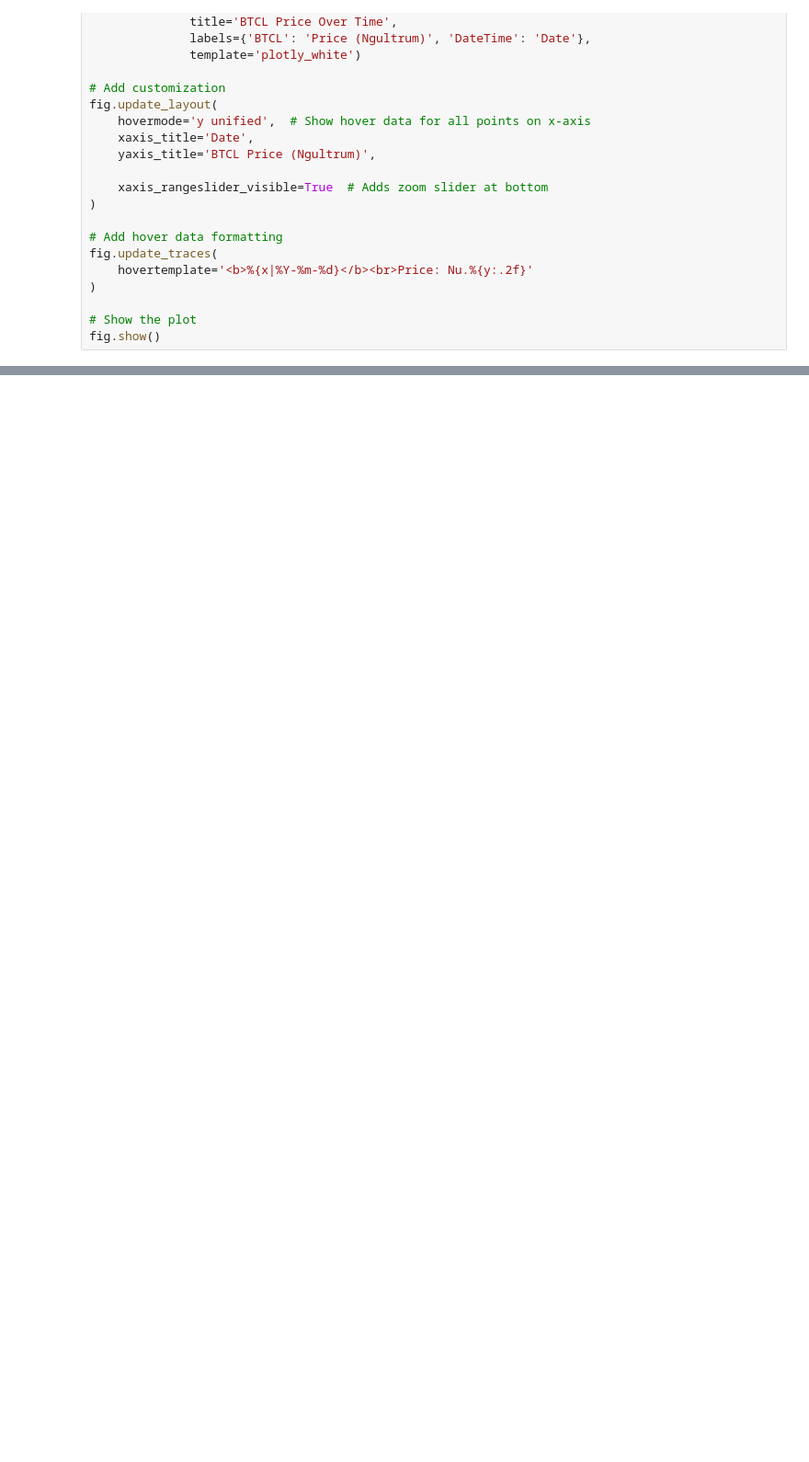
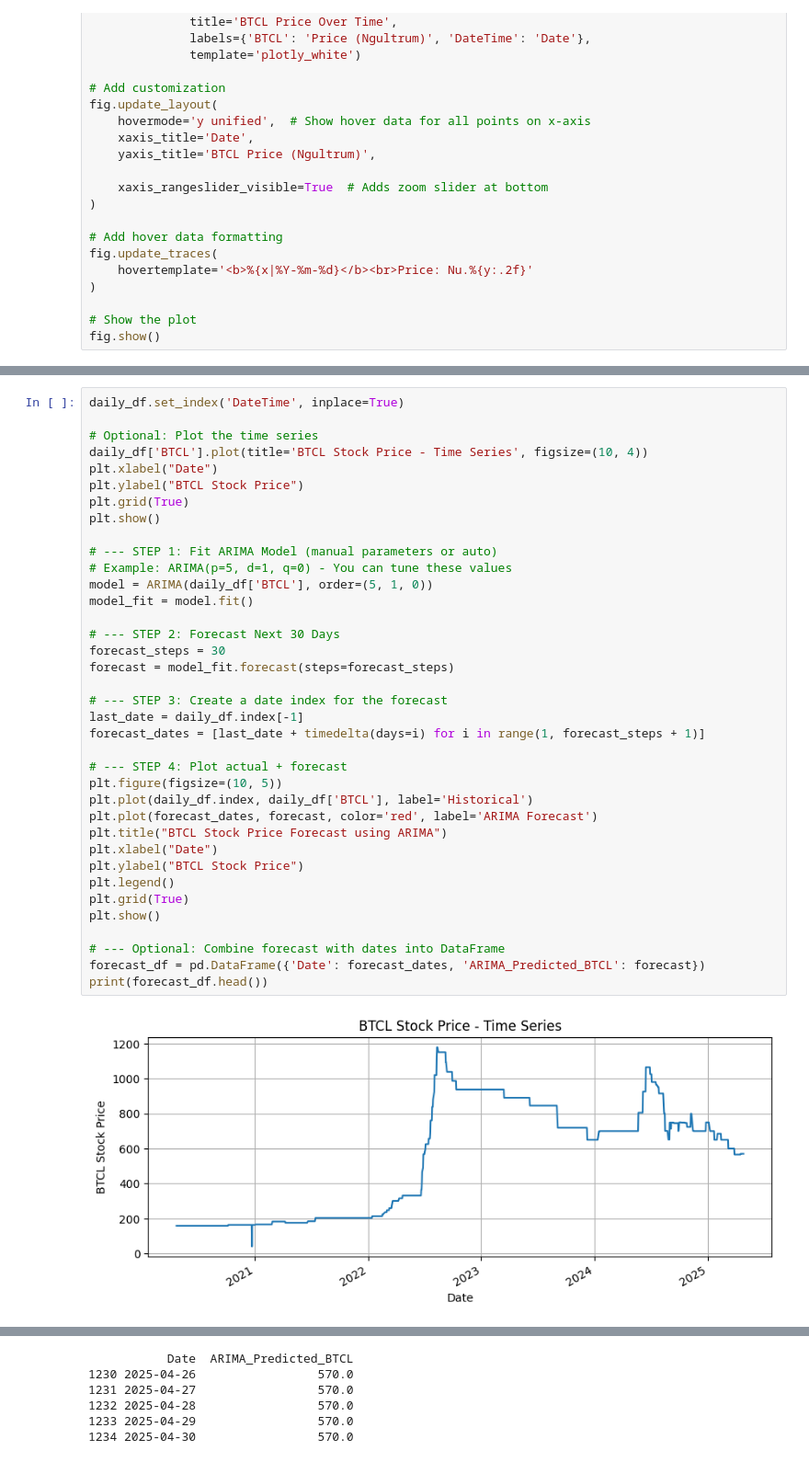
Before and after one commit to uggxy/Stockex-bhutan, a Jupyter notebook: Ensemble.ipynb, the cells around one changed output, grey strips where cells are left out. Shown at 92% size. Drawn from its saved outputs; the diff is of its cells as text; blank space fills up the shorter version.

```diff
--- a/Ensemble.ipynb
+++ b/Ensemble.ipynb
@@ -146,0 +145,39 @@ print(forecast[['ds', 'yhat', 'yhat_lower', 'yhat_upper']].tail(30))
+# %%
+daily_df.set_index('DateTime', inplace=True)
+
+# Optional: Plot the time series
+daily_df['BTCL'].plot(title='BTCL Stock Price - Time Series', figsize=(10, 4))
+plt.xlabel("Date")
+plt.ylabel("BTCL Stock Price")
+plt.grid(True)
+plt.show()
+
+# --- STEP 1: Fit ARIMA Model (manual parameters or auto)
+# Example: ARIMA(p=5, d=1, q=0) - You can tune these values
+model = ARIMA(daily_df['BTCL'], order=(5, 1, 0))
+model_fit = model.fit()
+
+# --- STEP 2: Forecast Next 30 Days
+forecast_steps = 30
+forecast = model_fit.forecast(steps=forecast_steps)
+
+# --- STEP 3: Create a date index for the forecast
+last_date = daily_df.index[-1]
+forecast_dates = [last_date + timedelta(days=i) for i in range(1, forecast_steps + 1)]
+
+# --- STEP 4: Plot actual + forecast
+plt.figure(figsize=(10, 5))
+plt.plot(daily_df.index, daily_df['BTCL'], label='Historical')
+plt.plot(forecast_dates, forecast, color='red', label='ARIMA Forecast')
+plt.title("BTCL Stock Price Forecast using ARIMA")
+plt.xlabel("Date")
+plt.ylabel("BTCL Stock Price")
+plt.legend()
+plt.grid(True)
+plt.show()
+
+# --- Optional: Combine forecast with dates into DataFrame
+forecast_df = pd.DataFrame({'Date': forecast_dates, 'ARIMA_Predicted_BTCL': forecast})
+print(forecast_df.head())
+# %% [output]
+[figure, added]
@@ -146,0 +198,6 @@ print(forecast[['ds', 'yhat', 'yhat_lower', 'yhat_upper']].tail(30))
+           Date  ARIMA_Predicted_BTCL
+1230 2025-04-26                 570.0
+1231 2025-04-27                 570.0
+1232 2025-04-28                 570.0
+1233 2025-04-29                 570.0
+1234 2025-04-30                 570.0
```
Also changed, not shown: parts of 5 cells of this notebook, 11 other files.
